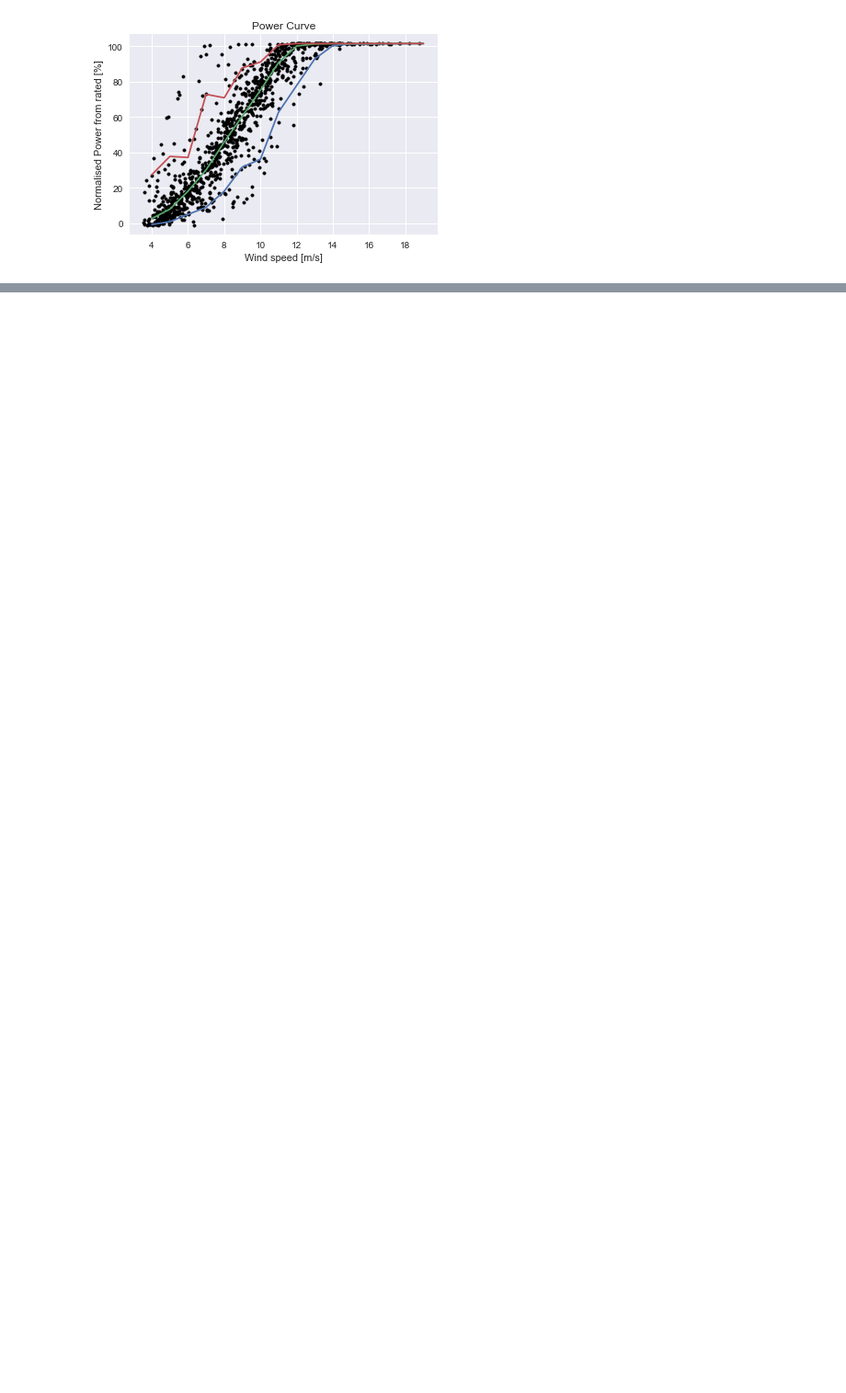
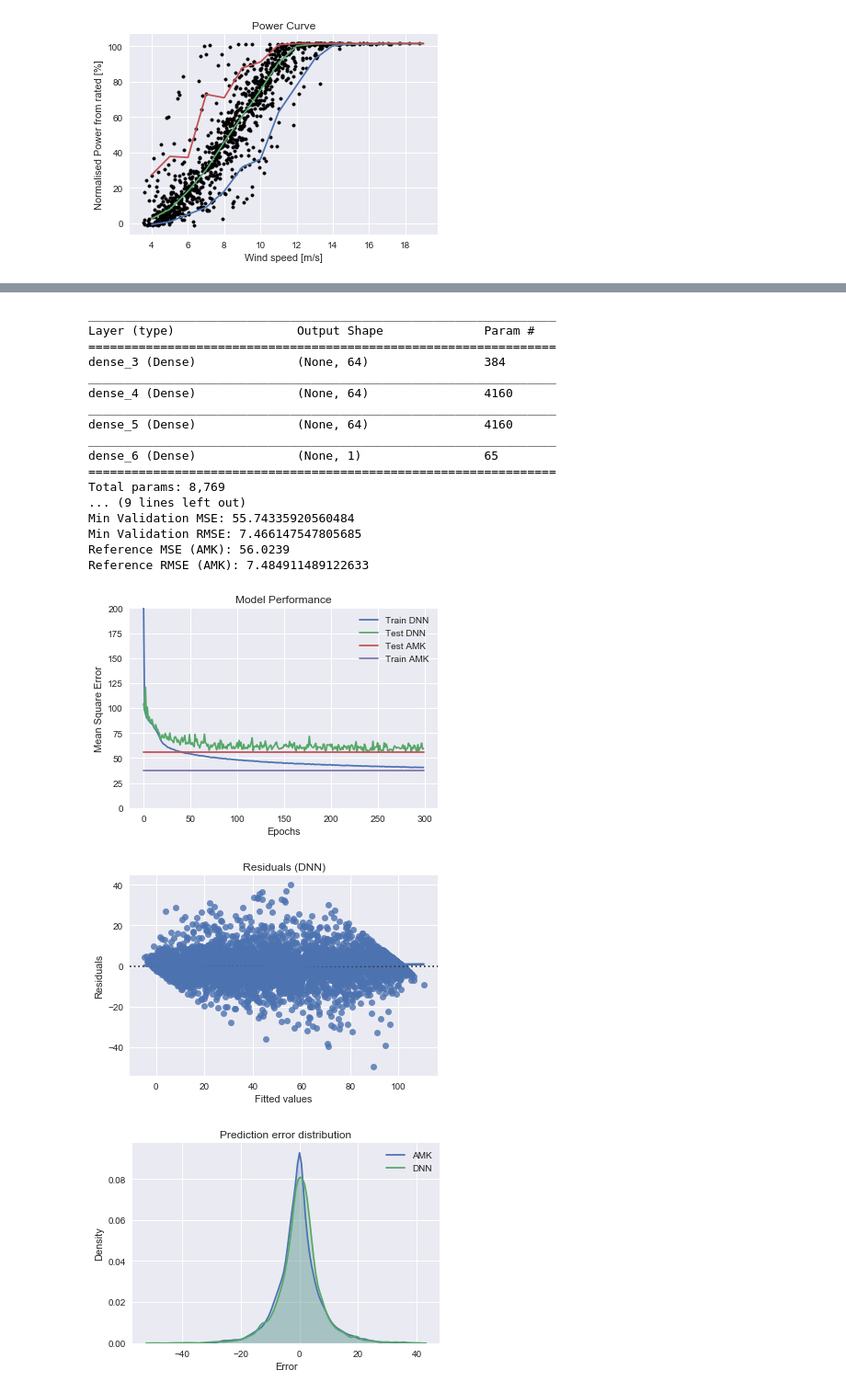
Before and after one commit to emerrf/PCEDL, a Jupyter notebook: report.ipynb, the cells around one changed output, grey strips where cells are left out. Shown at 92% size. Saved outputs shown, nothing was run; the diff lists cells and outputs as text; code cells hidden in the pictures; blank space fills up the shorter version.

```diff
--- a/report.ipynb
+++ b/report.ipynb
@@ -174,0 +422,25 @@ We propose an additive multivariate kernel method that can include the aforement
+# %%
+X_train, Y_train, X_test, Y_test = apply_preprocess(get_dataset("WT1"))
+model, hist, name = define_and_fit_model(layer_nodes=[64, 64, 64], num_epochs=300, batch=30, optimiser='nadam')
+evaluate_model(hist, model, "WT1", name)
+# %% [output]
+_________________________________________________________________
+Layer (type)                 Output Shape              Param #
+=================================================================
+dense_3 (Dense)              (None, 64)                384
+_________________________________________________________________
+dense_4 (Dense)              (None, 64)                4160
+_________________________________________________________________
+dense_5 (Dense)              (None, 64)                4160
+_________________________________________________________________
+dense_6 (Dense)              (None, 1)                 65
+=================================================================
+Total params: 8,769
+... (9 lines left out)
+Min Validation MSE: 55.74335920560484
+Min Validation RMSE: 7.466147547805685
+Reference MSE (AMK): 56.0239
+Reference RMSE (AMK): 7.484911489122633
+[figure, added]
+[figure, added]
+[figure, added]
```
Also changed, not shown: parts of 32 cells of this notebook, 3 other files.
